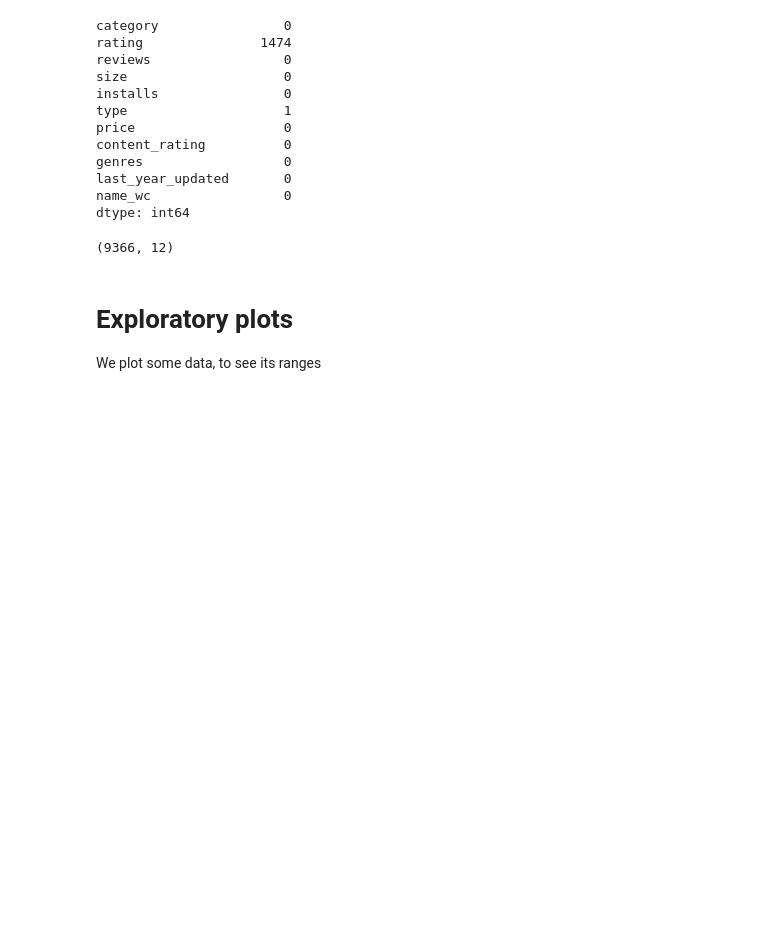
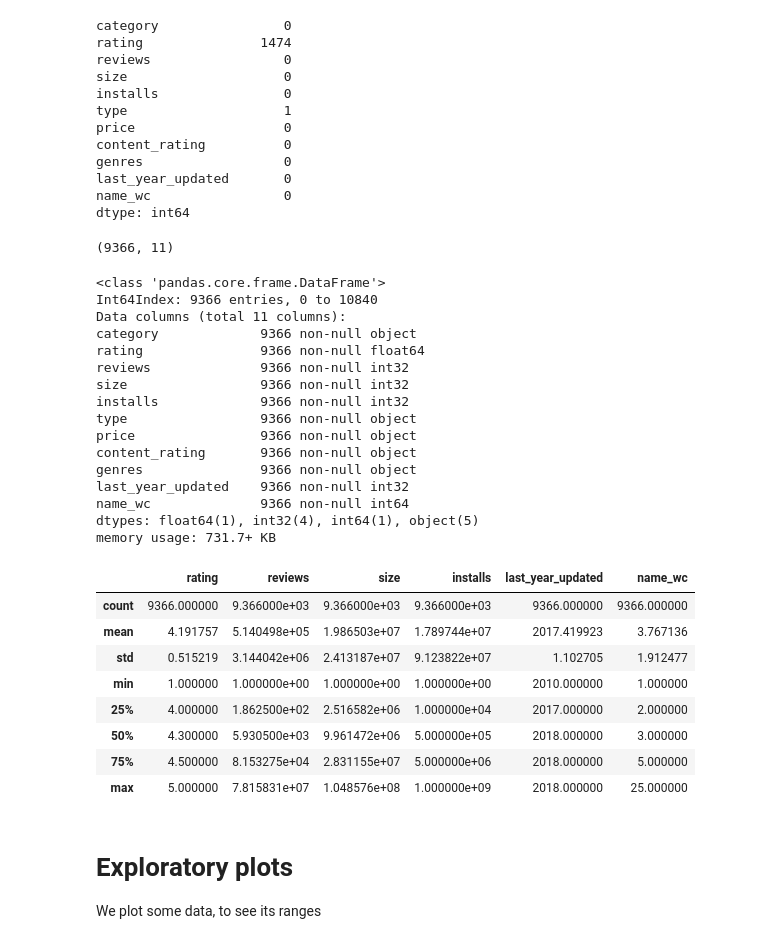
Before and after one commit to mihaighidoveanu/data-science-lab, a Jupyter notebook: AndroidScience.ipynb, the cells around one changed output. Saved outputs shown, nothing was run; the diff lists cells and outputs as text; code cells hidden in the pictures; blank space fills up the shorter version.

```diff
--- a/AndroidScience.ipynb
+++ b/AndroidScience.ipynb
@@ -213,13 +213,39 @@ name_wc                 0
 dtype: int64
 # %%
 # get the rows with null ratings out, to predict them later
-df['rating_complete'] = df['rating']
-to_predict_rating = df[df['rating_complete'].isnull()]
+to_predict_rating = df[df['rating'].isnull()]
 # dfn - df without nulls
-dfn = df[~df['rating_complete'].isnull()]
+dfn = df[~df['rating'].isnull()]
 dfn.shape
+dfn.info()
+dfn.describe()
 # %% [output]
-(9366, 12)
+(9366, 11)
+<class 'pandas.core.frame.DataFrame'>
+Int64Index: 9366 entries, 0 to 10840
+Data columns (total 11 columns):
+category             9366 non-null object
+rating               9366 non-null float64
+reviews              9366 non-null int32
+size                 9366 non-null int32
+installs             9366 non-null int32
+type                 9366 non-null object
+price                9366 non-null object
+content_rating       9366 non-null object
+genres               9366 non-null object
+last_year_updated    9366 non-null int32
+name_wc              9366 non-null int64
+dtypes: float64(1), int32(4), int64(1), object(5)
+memory usage: 731.7+ KB
+|  | rating | reviews | size | installs | last_year_updated | name_wc |
+| count | 9366.000000 | 9.366000e+03 | 9.366000e+03 | 9.366000e+03 | 9366.000000 | 9366.000000 |
+| mean | 4.191757 | 5.140498e+05 | 1.986503e+07 | 1.789744e+07 | 2017.419923 | 3.767136 |
+| std | 0.515219 | 3.144042e+06 | 2.413187e+07 | 9.123822e+07 | 1.102705 | 1.912477 |
+| min | 1.000000 | 1.000000e+00 | 1.000000e+00 | 1.000000e+00 | 2010.000000 | 1.000000 |
+| 25% | 4.000000 | 1.862500e+02 | 2.516582e+06 | 1.000000e+04 | 2017.000000 | 2.000000 |
+| 50% | 4.300000 | 5.930500e+03 | 9.961472e+06 | 5.000000e+05 | 2018.000000 | 3.000000 |
+| 75% | 4.500000 | 8.153275e+04 | 2.831155e+07 | 5.000000e+06 | 2018.000000 | 5.000000 |
+| max | 5.000000 | 7.815831e+07 | 1.048576e+08 | 1.000000e+09 | 2018.000000 | 25.000000 |
 # %% [markdown]
 # Exploratory plots
 We plot some data, to see its ranges
```
Also changed, not shown: parts of 5 cells of this notebook.
